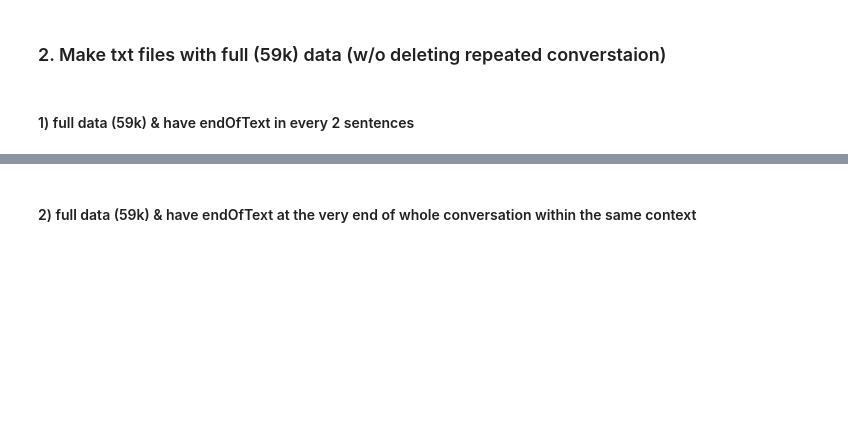
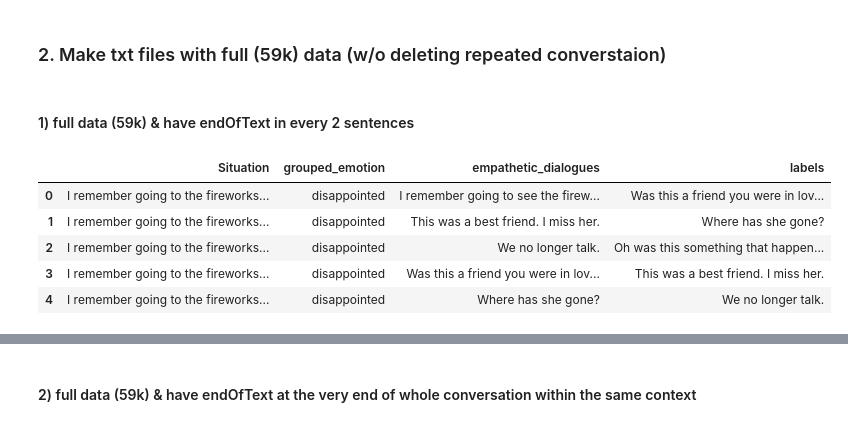
Before and after one commit to CallMeL/Empathetic-Dialogue-System, a Jupyter notebook: data/data2txt.ipynb, the cells around one changed output, grey strips where cells are left out. Cells and saved outputs as stored; diff of their text form; code cells hidden in the pictures; blank space fills up the shorter version.

```diff
--- a/data/data2txt.ipynb
+++ b/data/data2txt.ipynb
@@ -11,7 +11,7 @@ pd.set_option('display.max_colwidth', None)
 # %% [markdown]
 ### 1. data pre-processing
 # %%
-data_path = 'emotion-emotion_69k.csv'
+data_path = 'emotion/origin/emotion-emotion_69k.csv'
 df = pd.read_csv(data_path)
 df = df[['Situation', 'emotion', 'empathetic_dialogues', 'labels']]
 df.head()
@@ -143,6 +143,15 @@ def txt_eachconv_eot(df, file_path):
 
 # output_file = 'emotion.txt'
 # save_conversation_to_file(df, output_file)
+# %%
+df.head(5)
+# %% [output]
+|  | Situation | grouped_emotion | empathetic_dialogues | labels |
+| 0 | I remember going to the fireworks... | disappointed | I remember going to see the firew... | Was this a friend you were in lov... |
+| 1 | I remember going to the fireworks... | disappointed | This was a best friend. I miss her. | Where has she gone? |
+| 2 | I remember going to the fireworks... | disappointed | We no longer talk. | Oh was this something that happen... |
+| 3 | I remember going to the fireworks... | disappointed | Was this a friend you were in lov... | This was a best friend. I miss her. |
+| 4 | I remember going to the fireworks... | disappointed | Where has she gone? | We no longer talk. |
 # %%
 df.tail(20)
 # %% [output]
```
Also changed, not shown: parts of 7 cells of this notebook, 10 other files.
